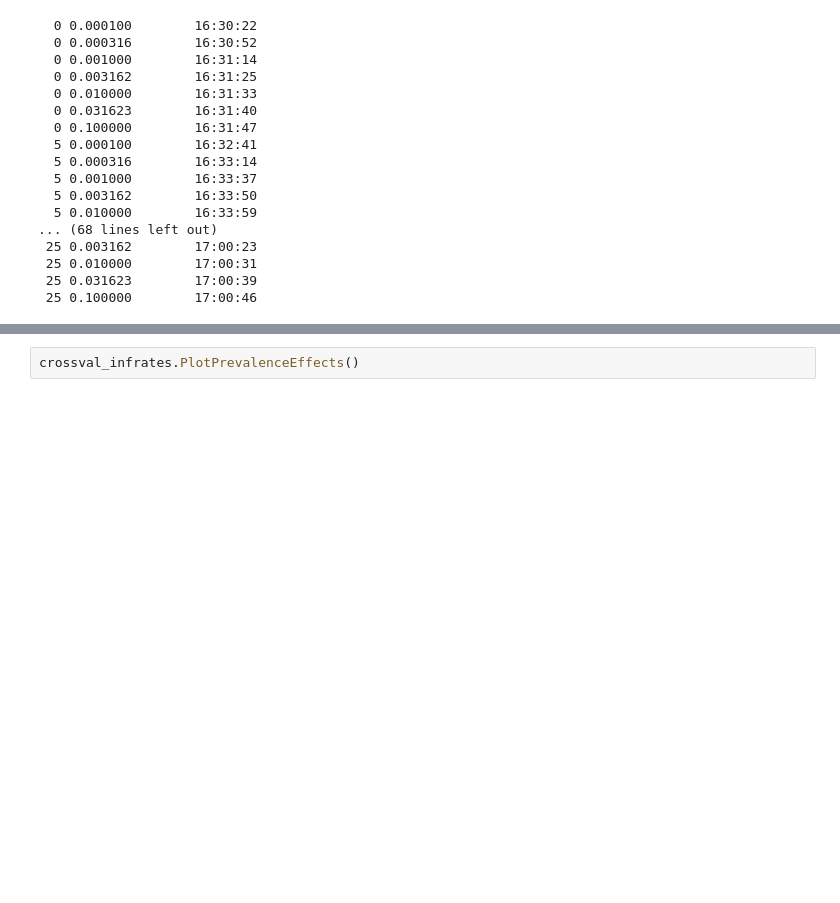
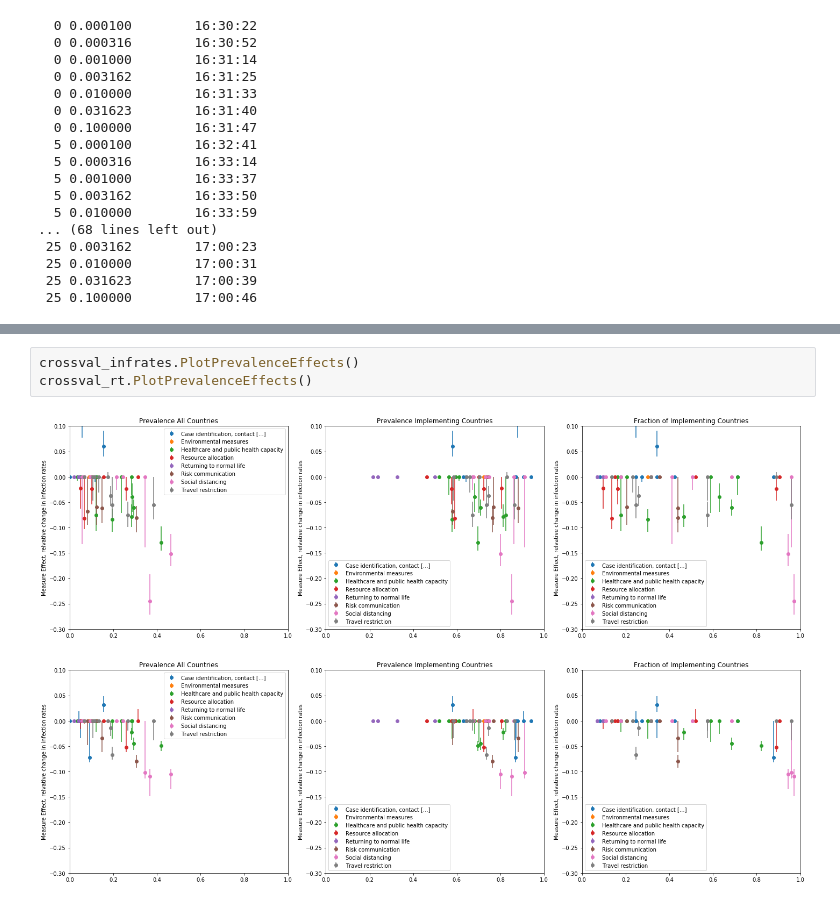
Before and after one commit to lukasgeyrhofer/corona, a Jupyter notebook: NPI measure effects.ipynb, the cells around one changed output, grey strips where cells are left out. Drawn from its saved outputs; the diff is of its cells as text; blank space fills up the shorter version.

```diff
--- a/NPI measure effects.ipynb
+++ b/NPI measure effects.ipynb
@@ -84,2 +115,6 @@ crossval_rt.PlotMeasureListSorted(drop_zeros = True, figsize = (15,10))
 # %%
 crossval_infrates.PlotPrevalenceEffects()
+crossval_rt.PlotPrevalenceEffects()
+# %% [output]
+[figure, added]
+[figure, added]
```
Also changed, not shown: parts of 6 cells of this notebook, 1 other file.
